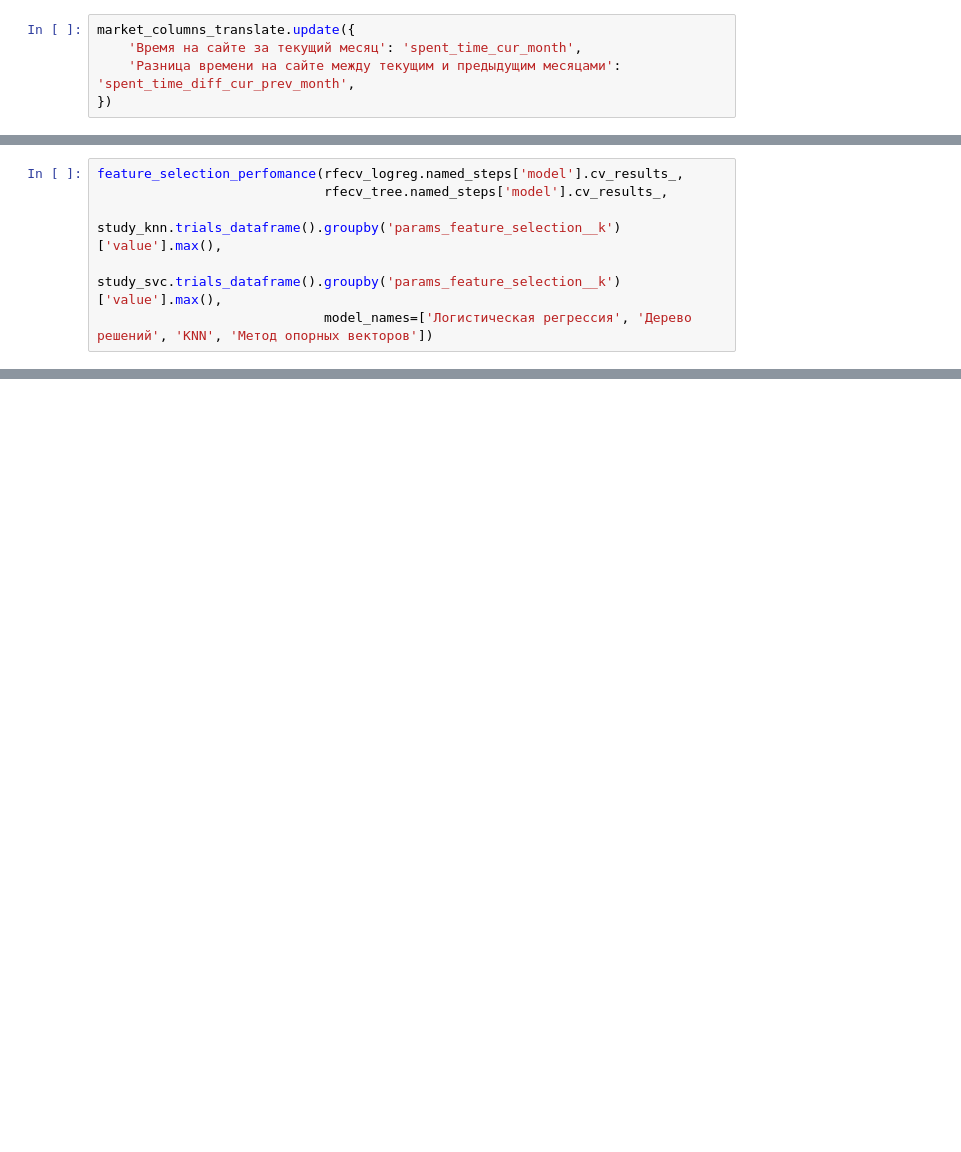
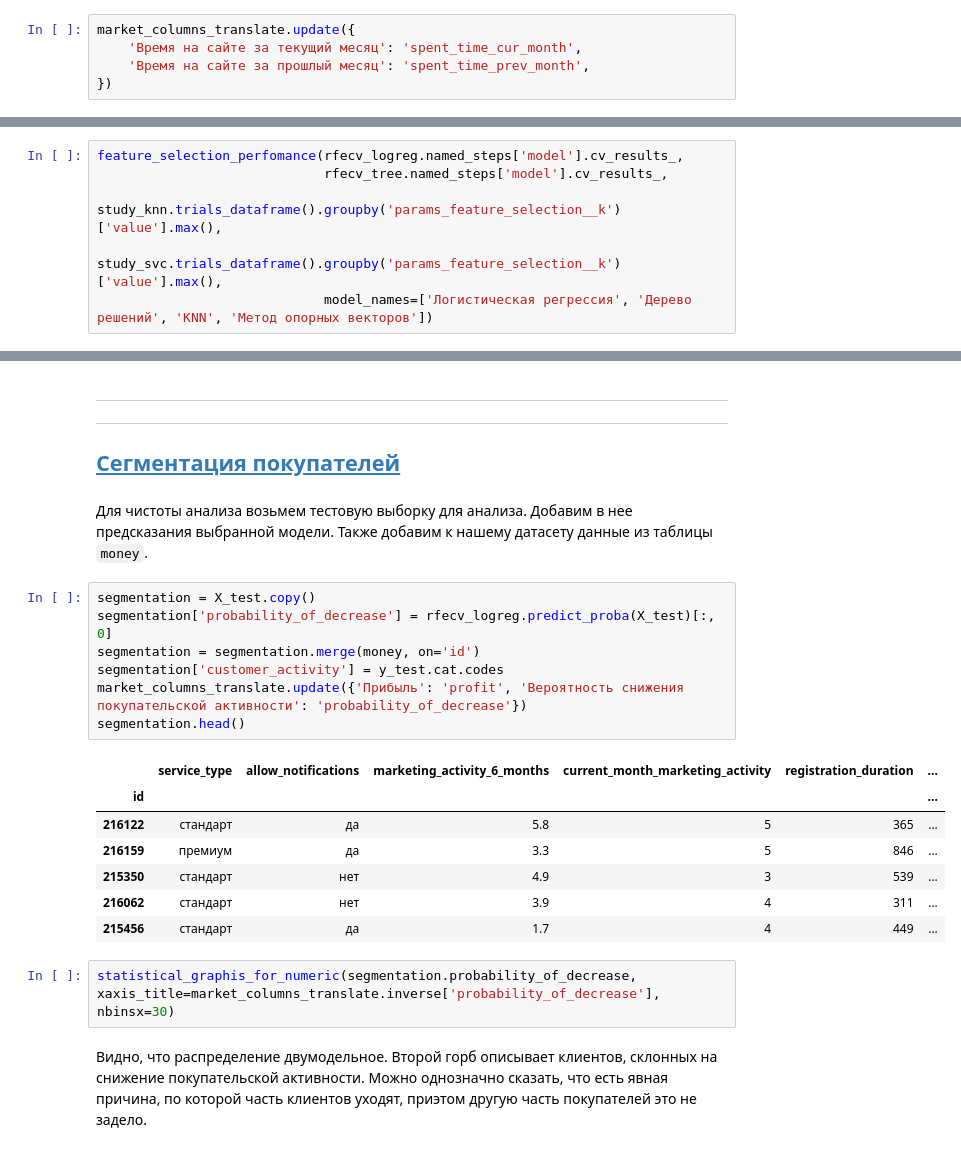
Before and after one commit to GrishaTS/Ya-Practicum-DS, a Jupyter notebook: 6. Обучение с учителем качество модели/supervised_learning.ipynb, the cells around one changed output, grey strips where cells are left out. Saved outputs shown, nothing was run; the diff lists cells and outputs as text; blank space fills up the shorter version.

````diff
--- a/6. Обучение с учителем качество модели/supervised_learning.ipynb
+++ b/6. Обучение с учителем качество модели/supervised_learning.ipynb
@@ -889,7 +997,7 @@ market.head()
 # %%
 market_columns_translate.update({
     'Время на сайте за текущий месяц': 'spent_time_cur_month',
-    'Разница времени на сайте между текущим и предыдущим месяцами': 'spent_time_diff_cur_prev_month',
+    'Время на сайте за прошлый месяц': 'spent_time_prev_month',
 })
 # %% [markdown]
 _____
@@ -1485,0 +1760,25 @@ feature_selection_perfomance(rfecv_logreg.named_steps['model'].cv_results_,
+# %% [markdown]
+_____
+_____
+## <a id='toc1_9_'></a>[Сегментация покупателей](#toc0_)
+# %% [markdown]
+Для чистоты анализа возьмем тестовую выборку для анализа. Добавим в нее предсказания выбранной модели. Также добавим к нашему датасету данные из таблицы ```money```.
+# %%
+segmentation = X_test.copy()
+segmentation['probability_of_decrease'] = rfecv_logreg.predict_proba(X_test)[:, 0]
+segmentation = segmentation.merge(money, on='id')
+segmentation['customer_activity'] = y_test.cat.codes
+market_columns_translate.update({'Прибыль': 'profit', 'Вероятность снижения покупательской активности': 'probability_of_decrease'})
+segmentation.head()
+# %% [output]
+|  | service_type | allow_notifications | marketing_activity_6_months | current_month_marketing_activity | registration_duration | ... |
+| id |  |  |  |  |  | ... |
+| 216122 | стандарт | да | 5.8 | 5 | 365 | ... |
+| 216159 | премиум | да | 3.3 | 5 | 846 | ... |
+| 215350 | стандарт | нет | 4.9 | 3 | 539 | ... |
+| 216062 | стандарт | нет | 3.9 | 4 | 311 | ... |
+| 215456 | стандарт | да | 1.7 | 4 | 449 | ... |
+# %%
+statistical_graphis_for_numeric(segmentation.probability_of_decrease, xaxis_title=market_columns_translate.inverse['probability_of_decrease'], nbinsx=30)
+# %% [markdown]
+Видно, что распределение двумодельное. Второй горб описывает клиентов, склонных на снижение покупательской активности. Можно однозначно сказать, что есть явная причина, по которой часть клиентов уходят, приэтом другую часть покупателей это не задело.
````
Also changed, not shown: parts of 138 cells of this notebook.
